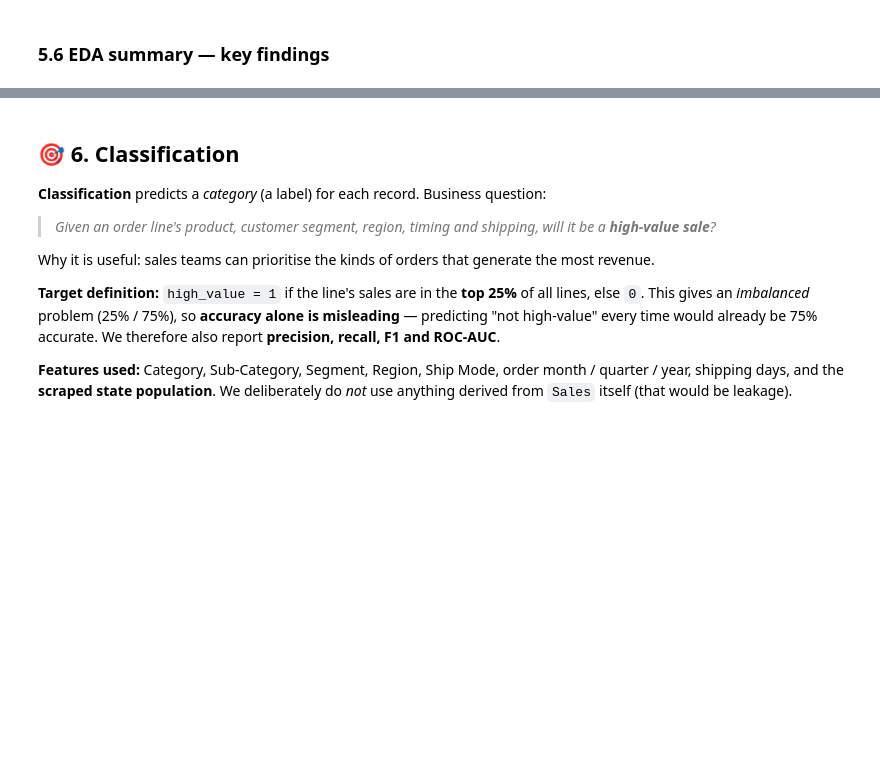
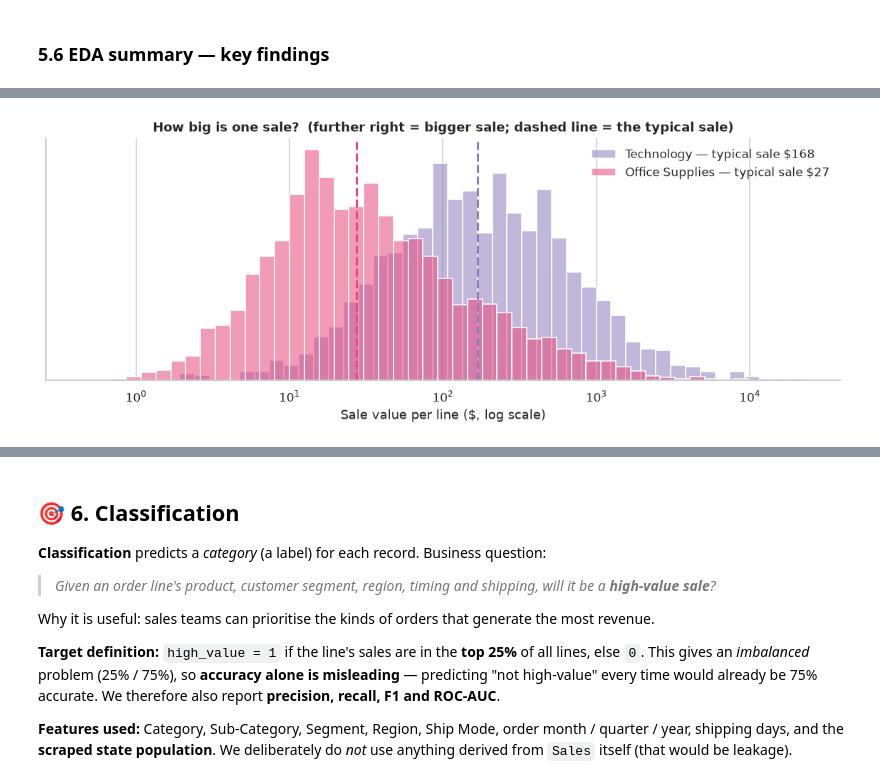
Before and after one commit to Abhishek222983101/sales-analytics-platform, a Jupyter notebook: dwm-project/DWM_Sales_Analytics.ipynb, the cells around one changed output, grey strips where cells are left out. Drawn from its saved outputs; the diff is of its cells as text; code cells hidden in the pictures; blank space fills up the shorter version.

```diff
--- a/dwm-project/DWM_Sales_Analytics.ipynb
+++ b/dwm-project/DWM_Sales_Analytics.ipynb
@@ -1138,0 +1152,20 @@ print(f"6. Sale size depends on the product, not on timing or shipping (weak num
+# %%
+two = ["Technology", "Office Supplies"]
+cmp = clean[clean["Category"].isin(two)].copy()           # the rows used for the comparison
+
+print("SOURCE FILE :", DATA_URL)
+print(f"1. Downloaded in section 1        : {len(raw):,} rows × {raw.shape[1]} columns   (the raw file)")
+print(f"2. After pre-processing, section 3: {len(clean):,} rows × {clean.shape[1]} columns   (1 duplicate row removed, {clean.shape[1] - raw.shape[1]} helper columns added)")
+print(f"3. Kept only the two groups       : {len(cmp):,} rows = Technology {int((cmp['Category'] == 'Technology').sum()):,} + Office Supplies {int((cmp['Category'] == 'Office Supplies').sum()):,}"
+      f"   (Furniture's {int((clean['Category'] == 'Furniture').sum()):,} rows are set aside for this comparison)")
+
+cols = ["Row ID", "Order ID", "Order Date", "Category", "Sub-Category", "Product Name", "Sales"]
+print("\nREAL ROWS from the dataset — 3 Technology lines and 3 Office Supplies lines (find any of them in the file by its Row ID):")
+display(pd.concat([cmp[cmp["Category"] == "Technology"].sample(3, random_state=1),
+                   cmp[cmp["Category"] == "Office Supplies"].sample(3, random_state=1)])[cols])
+
+proof = cmp.groupby("Category")["Sales"].agg(order_lines="count", total_sales="sum", average="mean", median="median")
+print("\nTHE RAW MATERIAL OF THE COMPARISON — the Sales column, grouped by Category:")
+display(proof.round(2))
+tl, tt = int(proof.loc["Technology", "order_lines"]), proof.loc["Technology", "total_sales"]
+print(f"Example: Technology average sale = total ÷ lines = ${tt:,.2f} ÷ {tl:,} = ${tt / tl:,.2f}")
@@ -1138,0 +1257,11 @@ print(f"6. Sale size depends on the product, not on timing or shipping (weak num
+# %%
+fig, ax = plt.subplots(figsize=(10.5, 4.2))
+for c, col in zip(two, colors):
+    s = cmp.loc[cmp["Category"] == c, "Sales"]
+    sns.histplot(s, bins=45, log_scale=True, stat="density", color=col, alpha=0.55, ax=ax, label=f"{c} — typical sale ${s.median():,.0f}")
+    ax.axvline(s.median(), color=col, ls="--", lw=2)
+ax.set(title="How big is one sale?  (further right = bigger sale; dashed line = the typical sale)", xlabel="Sale value per line ($, log scale)", ylabel="")
+ax.set_yticks([]); ax.legend(frameon=False)
+plt.tight_layout(); plt.show()
+# %% [output]
+[figure, added]
```
Also changed, not shown: parts of 24 cells of this notebook, 6 other files.
